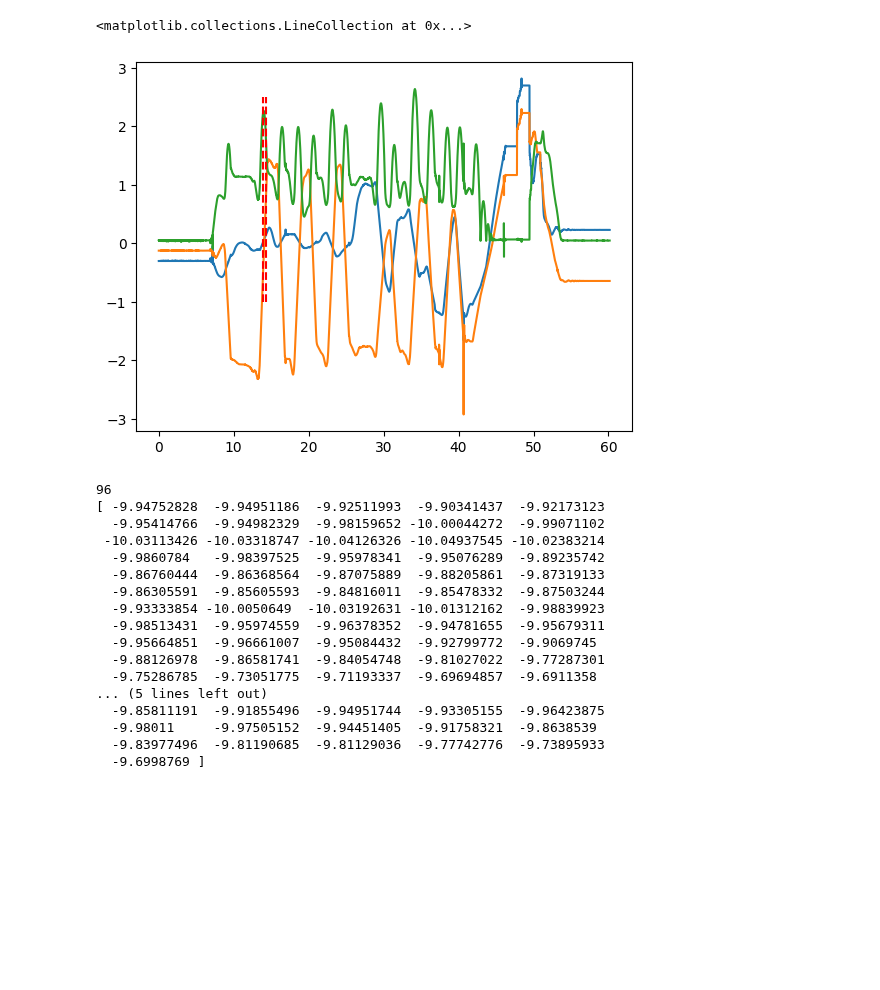
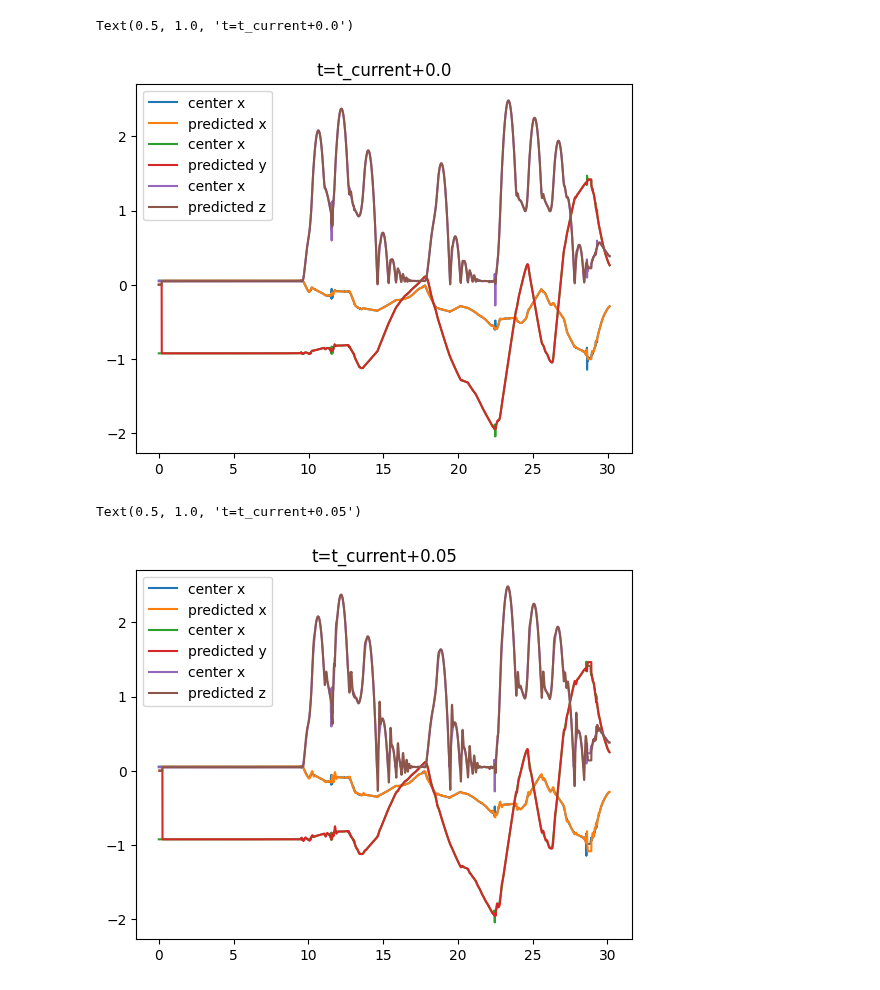
Before and after one commit to shiqingw/HOCBF-FR3-Experiments, a Jupyter notebook: exp3_ball_center.ipynb, the cells around one changed output. Cells and saved outputs as stored; diff of their text form; code cells hidden in the pictures; blank space fills up the shorter version.

```diff
--- a/exp3_ball_center.ipynb
+++ b/exp3_ball_center.ipynb
@@ -74,33 +85,30 @@ plt.show()
-# %%
-plt.plot(msg_timestamp_all, center_all[:, 0], label='center x')
-plt.plot(msg_timestamp_all, center_all[:, 1], label='center y')
-plt.plot(msg_timestamp_all, center_all[:, 2], label='center z')
-
-idx_start = np.argmax(msg_timestamp_all > 13.9)
-idx_end = np.argmax(msg_timestamp_all > 14.3)
-plt.vlines(msg_timestamp_all[idx_start], ymin=-1, ymax=2.5, colors='r', linestyles='dashed', label='is_flying')
-plt.vlines(msg_timestamp_all[idx_end], ymin=-1, ymax=2.5, colors='r', linestyles='dashed', label='is_flying')
-# %% [output]
-<matplotlib.collections.LineCollection at 0x...>
-[figure, removed]
-# %%
-print(idx_end - idx_start)
-print(c2_all[idx_start:idx_end, 2])
-# %% [output]
-96
-[ -9.94752828  -9.94951186  -9.92511993  -9.90341437  -9.92173123
-  -9.95414766  -9.94982329  -9.98159652 -10.00044272  -9.99071102
- -10.03113426 -10.03318747 -10.04126326 -10.04937545 -10.02383214
-  -9.9860784   -9.98397525  -9.95978341  -9.95076289  -9.89235742
-  -9.86760444  -9.86368564  -9.87075889  -9.88205861  -9.87319133
-  -9.86305591  -9.85605593  -9.84816011  -9.85478332  -9.87503244
-  -9.93333854 -10.0050649  -10.03192631 -10.01312162  -9.98839923
-  -9.98513431  -9.95974559  -9.96378352  -9.94781655  -9.95679311
-  -9.95664851  -9.96661007  -9.95084432  -9.92799772  -9.9069745
-  -9.88126978  -9.86581741  -9.84054748  -9.81027022  -9.77287301
-  -9.75286785  -9.73051775  -9.71193337  -9.69694857  -9.6911358
-... (5 lines left out)
-  -9.85811191  -9.91855496  -9.94951744  -9.93305155  -9.96423875
-  -9.98011     -9.97505152  -9.94451405  -9.91758321  -9.8638539
-  -9.83977496  -9.81190685  -9.81129036  -9.77742776  -9.73895933
-  -9.6998769 ]
+# %%
+idx = 0
+t_ahead = future_times[idx]
+
+plt.plot(msg_timestamp_all, center_all[:, 0], label='center x')
+plt.plot(msg_timestamp_all+t_ahead, future_pos_all[:,idx,0], label='predicted x')
+plt.plot(msg_timestamp_all, center_all[:, 1], label='center x')
+plt.plot(msg_timestamp_all+t_ahead, future_pos_all[:,idx,1], label='predicted y')
+plt.plot(msg_timestamp_all, center_all[:, 2], label='center x')
+plt.plot(msg_timestamp_all+t_ahead, future_pos_all[:,idx,2], label='predicted z')
+plt.legend()
+plt.title("t=t_current+{}".format(t_ahead))
+# %% [output]
+Text(0.5, 1.0, 't=t_current+0.0')
+[figure, added]
+# %%
+idx = 1
+t_ahead = future_times[idx]
+
+plt.plot(msg_timestamp_all, center_all[:, 0], label='center x')
+plt.plot(msg_timestamp_all+t_ahead, future_pos_all[:,idx,0], label='predicted x')
+plt.plot(msg_timestamp_all, center_all[:, 1], label='center x')
+plt.plot(msg_timestamp_all+t_ahead, future_pos_all[:,idx,1], label='predicted y')
+plt.plot(msg_timestamp_all, center_all[:, 2], label='center x')
+plt.plot(msg_timestamp_all+t_ahead, future_pos_all[:,idx,2], label='predicted z')
+plt.legend()
+plt.title("t=t_current+{}".format(t_ahead))
+# %% [output]
+Text(0.5, 1.0, 't=t_current+0.05')
+[figure, added]
```
Also changed, not shown: parts of 13 cells of this notebook, 3 other files.
